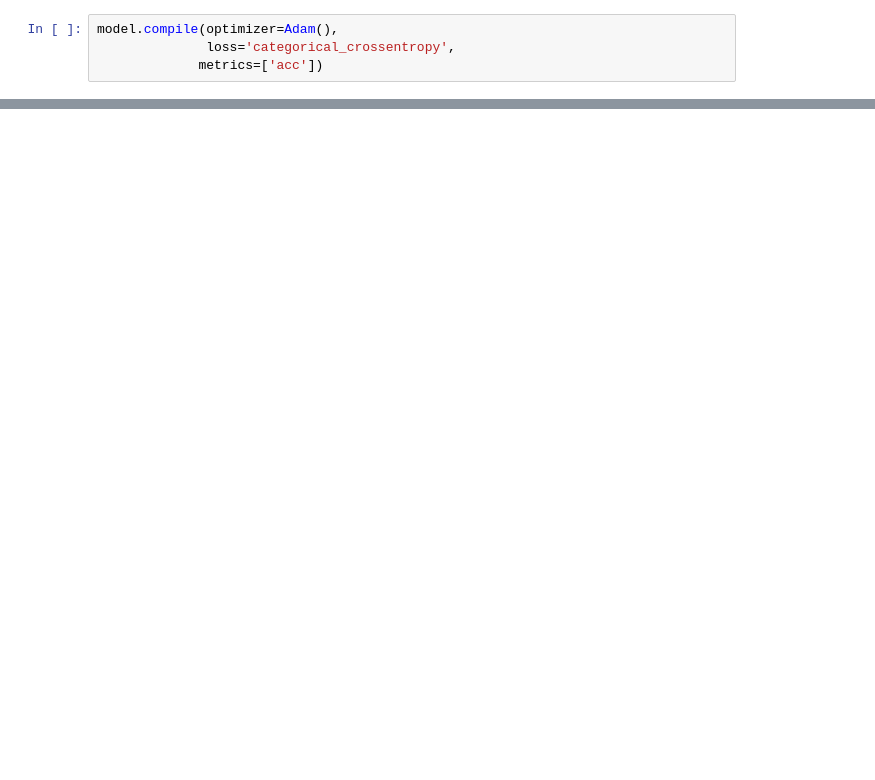
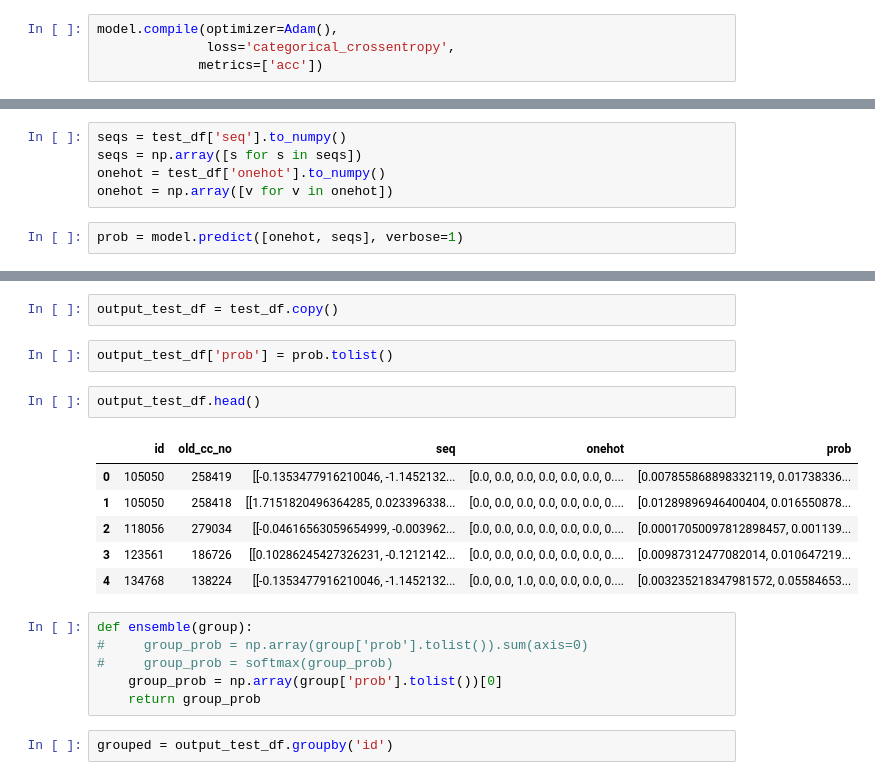
Before and after one commit to anythingth2/TechJamFinal, a Jupyter notebook: TransactionModel-Ensemble.ipynb, the cells around one changed output, grey strips where cells are left out. Cells and saved outputs as stored; diff of their text form; blank space fills up the shorter version.

```diff
--- a/TransactionModel-Ensemble.ipynb
+++ b/TransactionModel-Ensemble.ipynb
@@ -323,0 +432,7 @@ KeyboardInterrupt:
+# %%
+seqs = test_df['seq'].to_numpy()
+seqs = np.array([s for s in seqs])
+onehot = test_df['onehot'].to_numpy()
+onehot = np.array([v for v in onehot])
+# %%
+prob = model.predict([onehot, seqs], verbose=1)
@@ -323,0 +441,21 @@ KeyboardInterrupt:
+# %%
+output_test_df = test_df.copy()
+# %%
+output_test_df['prob'] = prob.tolist()
+# %%
+output_test_df.head()
+# %% [output]
+|  | id | old_cc_no | seq | onehot | prob |
+| 0 | 105050 | 258419 | [[-0.1353477916210046, -1.1452132... | [0.0, 0.0, 0.0, 0.0, 0.0, 0.0, 0.... | [0.007855868898332119, 0.01738336... |
+| 1 | 105050 | 258418 | [[1.7151820496364285, 0.023396338... | [0.0, 0.0, 0.0, 0.0, 0.0, 0.0, 0.... | [0.01289896946400404, 0.016550878... |
+| 2 | 118056 | 279034 | [[-0.04616563059654999, -0.003962... | [0.0, 0.0, 0.0, 0.0, 0.0, 0.0, 0.... | [0.00017050097812898457, 0.001139... |
+| 3 | 123561 | 186726 | [[0.10286245427326231, -0.1212142... | [0.0, 0.0, 0.0, 0.0, 0.0, 0.0, 0.... | [0.00987312477082014, 0.010647219... |
+| 4 | 134768 | 138224 | [[-0.1353477916210046, -1.1452132... | [0.0, 0.0, 1.0, 0.0, 0.0, 0.0, 0.... | [0.003235218347981572, 0.05584653... |
+# %%
+def ensemble(group):
+#     group_prob = np.array(group['prob'].tolist()).sum(axis=0)
+#     group_prob = softmax(group_prob)
+    group_prob = np.array(group['prob'].tolist())[0]
+    return group_prob
+# %%
+grouped = output_test_df.groupby('id')
```
Also changed, not shown: parts of 24 cells of this notebook, 2 other files.
